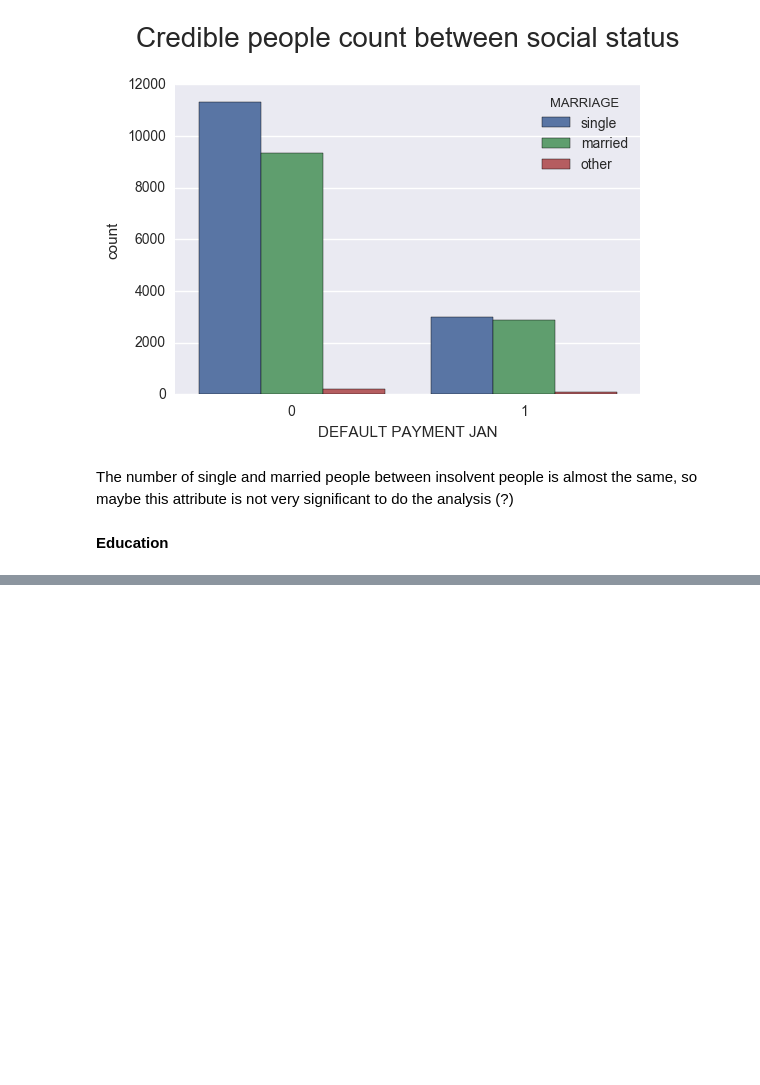
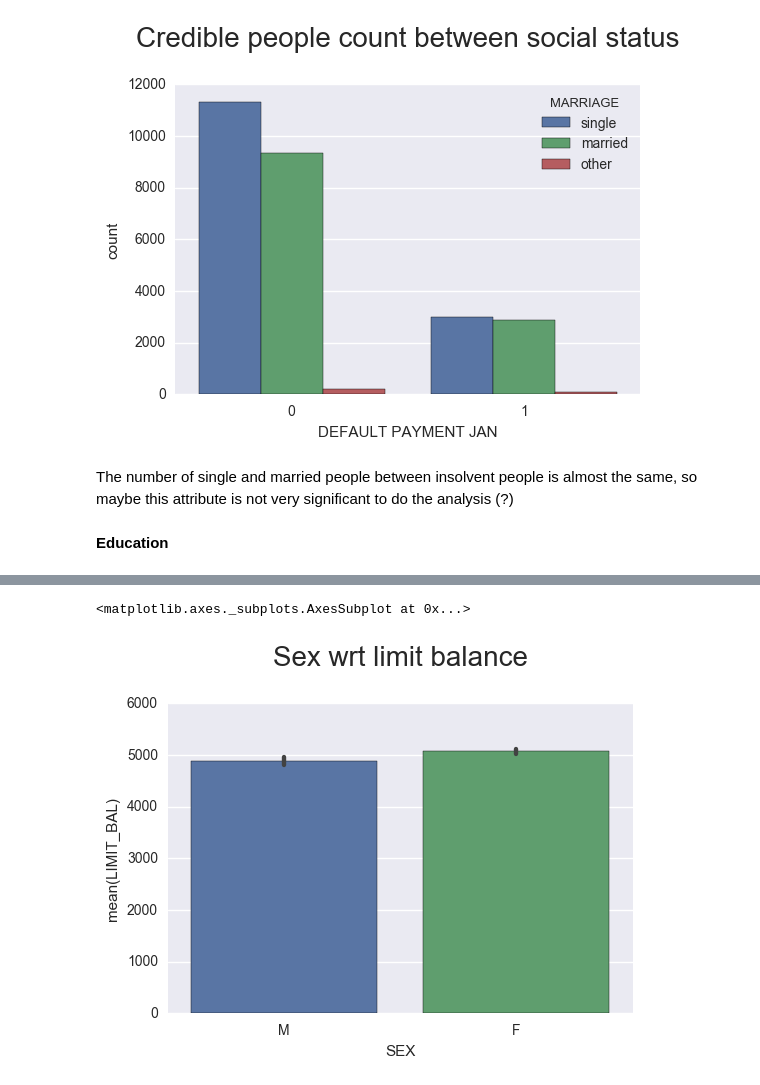
Before and after one commit to pietrodimarco91/Machine-Learning-Project-Loan-Default-Prediction, a Jupyter notebook: DataExplorationCarmen.ipynb, the cells around one changed output, grey strips where cells are left out. Saved outputs shown, nothing was run; the diff lists cells and outputs as text; code cells hidden in the pictures; blank space fills up the shorter version.

```diff
--- a/DataExplorationCarmen.ipynb
+++ b/DataExplorationCarmen.ipynb
@@ -107,0 +114,6 @@ sns.countplot(x = 'DEFAULT PAYMENT JAN', hue='SEX', data=train)
+# %%
+plt.title('Sex wrt limit balance', size=20, y=1.1)
+sns.barplot(x = 'SEX', y='LIMIT_BAL', data=train)
+# %% [output]
+<matplotlib.axes._subplots.AxesSubplot at 0x...>
+[figure, added]
```
Also changed, not shown: parts of 6 cells of this notebook.
